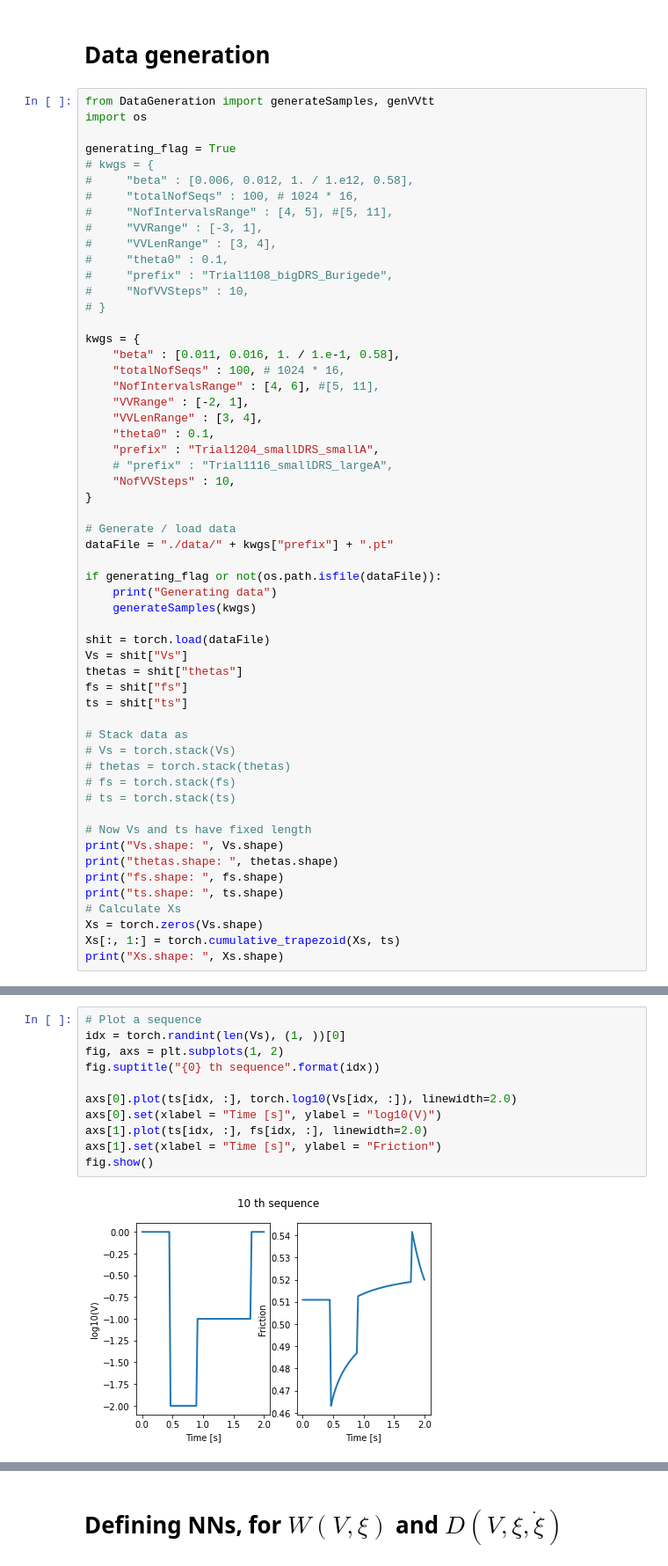
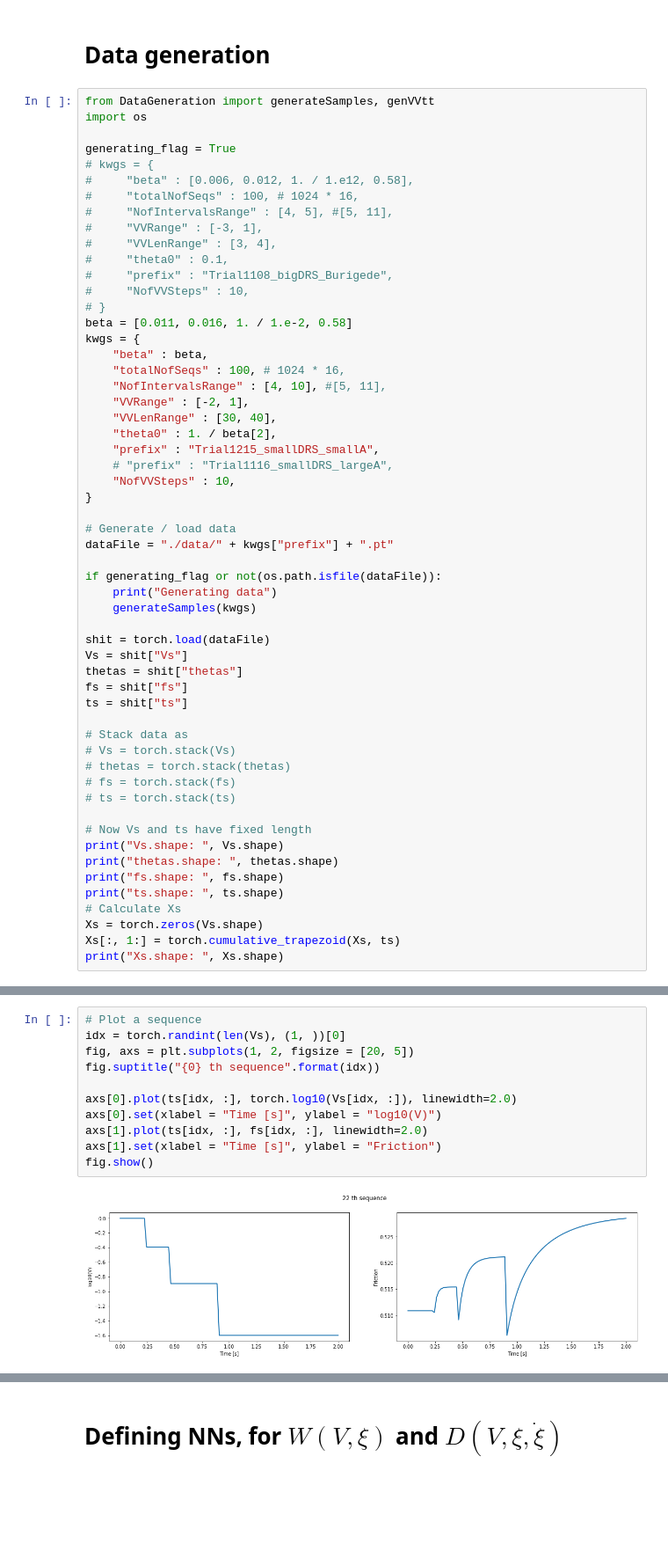
Before and after one commit to Shengduo/RateAndStateWithPotential, a Jupyter notebook: TrialPotential.ipynb, the cells around one changed output, grey strips where cells are left out. Shown at 88% size. Drawn from its saved outputs; the diff is of its cells as text; blank space fills up the shorter version.

```diff
--- a/TrialPotential.ipynb
+++ b/TrialPotential.ipynb
@@ -142,15 +142,15 @@ generating_flag = True
 #     "prefix" : "Trial1108_bigDRS_Burigede",
 #     "NofVVSteps" : 10,
 # }
-
+beta = [0.011, 0.016, 1. / 1.e-2, 0.58]
 kwgs = {
-    "beta" : [0.011, 0.016, 1. / 1.e-1, 0.58],
+    "beta" : beta,
     "totalNofSeqs" : 100, # 1024 * 16,
-    "NofIntervalsRange" : [4, 6], #[5, 11],
+    "NofIntervalsRange" : [4, 10], #[5, 11],
     "VVRange" : [-2, 1],
-    "VVLenRange" : [3, 4],
-    "theta0" : 0.1,
-    "prefix" : "Trial1204_smallDRS_smallA",
+    "VVLenRange" : [30, 40],
+    "theta0" : 1. / beta[2],
+    "prefix" : "Trial1215_smallDRS_smallA",
     # "prefix" : "Trial1116_smallDRS_largeA",
     "NofVVSteps" : 10,
 }
@@ -196,13 +204,13 @@ Xs.shape:  torch.Size([100, 100])
 # %%
 # Plot a sequence
 idx = torch.randint(len(Vs), (1, ))[0]
-fig, axs = plt.subplots(1, 2)
+fig, axs = plt.subplots(1, 2, figsize = [20, 5])
 fig.suptitle("{0} th sequence".format(idx))
 
 axs[0].plot(ts[idx, :], torch.log10(Vs[idx, :]), linewidth=2.0)
 axs[0].set(xlabel = "Time [s]", ylabel = "log10(V)")
 axs[1].plot(ts[idx, :], fs[idx, :], linewidth=2.0)
 axs[1].set(xlabel = "Time [s]", ylabel = "Friction")
 fig.show()
 # %% [output]
-[figure, old version]
+[figure, new version]
```
Also changed, not shown: parts of 4 cells of this notebook, 1 other file.
